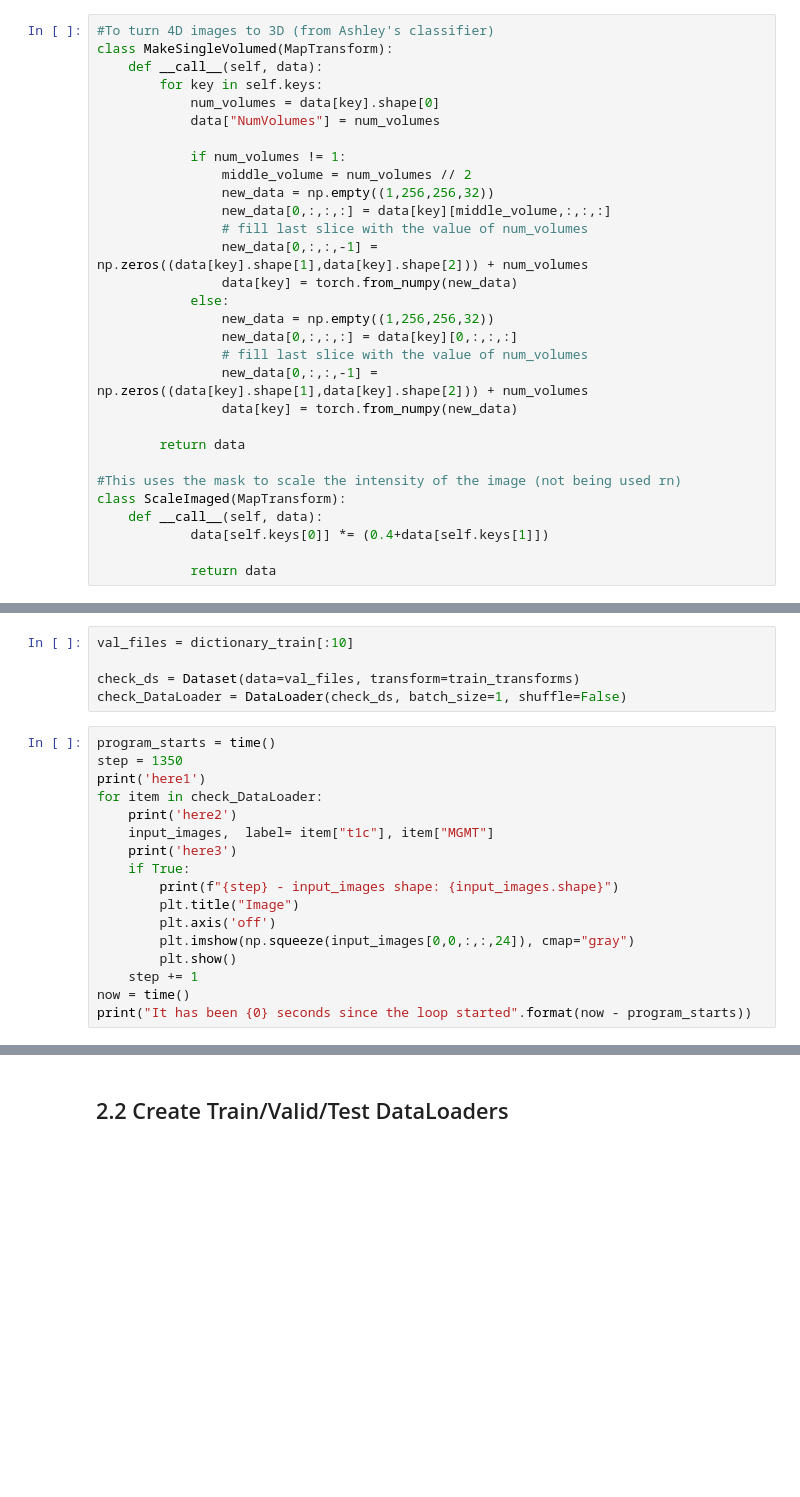
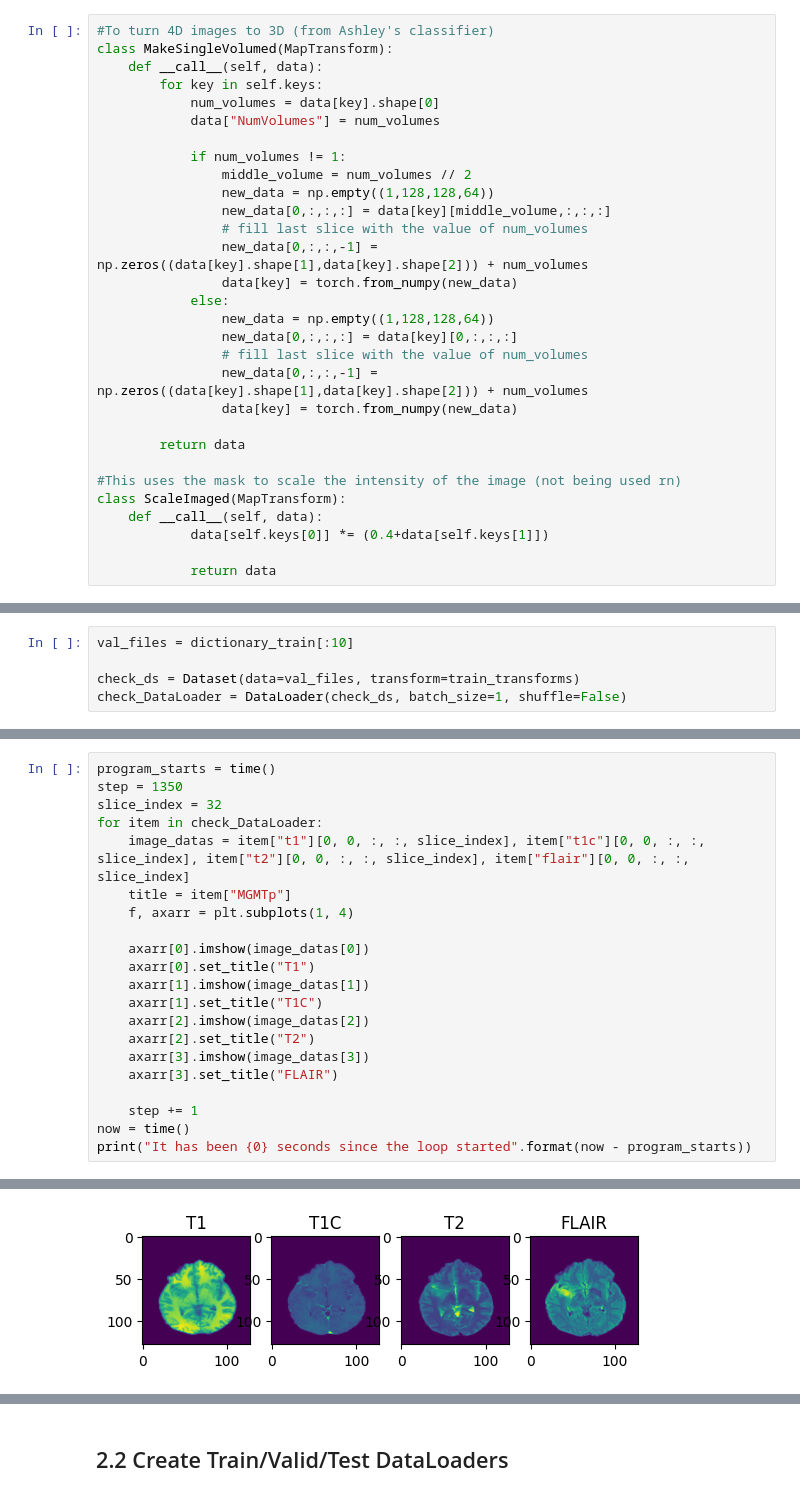
Before and after one commit to rizvi-ha/mgmt-classifier, a Jupyter notebook: TrainModel.ipynb, the cells around one changed output, grey strips where cells are left out. Drawn from its saved outputs; the diff is of its cells as text; blank space fills up the shorter version.

```diff
--- a/TrainModel.ipynb
+++ b/TrainModel.ipynb
@@ -59,13 +59,13 @@ class MakeSingleVolumed(MapTransform):
 
             if num_volumes != 1:
                 middle_volume = num_volumes // 2
-                new_data = np.empty((1,256,256,32))
+                new_data = np.empty((1,128,128,64))
                 new_data[0,:,:,:] = data[key][middle_volume,:,:,:]
                 # fill last slice with the value of num_volumes
                 new_data[0,:,:,-1] = np.zeros((data[key].shape[1],data[key].shape[2])) + num_volumes
                 data[key] = torch.from_numpy(new_data)
             else:
-                new_data = np.empty((1,256,256,32))
+                new_data = np.empty((1,128,128,64))
                 new_data[0,:,:,:] = data[key][0,:,:,:]
                 # fill last slice with the value of num_volumes
                 new_data[0,:,:,-1] = np.zeros((data[key].shape[1],data[key].shape[2])) + num_volumes
@@ -114,20 +114,3 @@ val_files = dictionary_train[:10]
 
 check_ds = Dataset(data=val_files, transform=train_transforms)
 check_DataLoader = DataLoader(check_ds, batch_size=1, shuffle=False)
-# %%
-program_starts = time()
-step = 1350
-print('here1')
-for item in check_DataLoader:
-    print('here2')
-    input_images,  label= item["t1c"], item["MGMT"]
-    print('here3')
-    if True:
-        print(f"{step} - input_images shape: {input_images.shape}")
-        plt.title("Image")
-        plt.axis('off')
-        plt.imshow(np.squeeze(input_images[0,0,:,:,24]), cmap="gray")
-        plt.show()
-    step += 1
-now = time()
-print("It has been {0} seconds since the loop started".format(now - program_starts))
@@ -160,0 +117,22 @@ here3
+# %%
+program_starts = time()
+step = 1350
+slice_index = 32
+for item in check_DataLoader:
+    image_datas = item["t1"][0, 0, :, :, slice_index], item["t1c"][0, 0, :, :, slice_index], item["t2"][0, 0, :, :, slice_index], item["flair"][0, 0, :, :, slice_index]
+    title = item["MGMTp"]
+    f, axarr = plt.subplots(1, 4)
+
+    axarr[0].imshow(image_datas[0])
+    axarr[0].set_title("T1")
+    axarr[1].imshow(image_datas[1])
+    axarr[1].set_title("T1C")
+    axarr[2].imshow(image_datas[2])
+    axarr[2].set_title("T2")
+    axarr[3].imshow(image_datas[3])
+    axarr[3].set_title("FLAIR")
+
+    step += 1
+now = time()
+print("It has been {0} seconds since the loop started".format(now - program_starts))
+# %% [output]
@@ -160,0 +140 @@ here3
+[figure, added]
```
Also changed, not shown: parts of 10 cells of this notebook.
